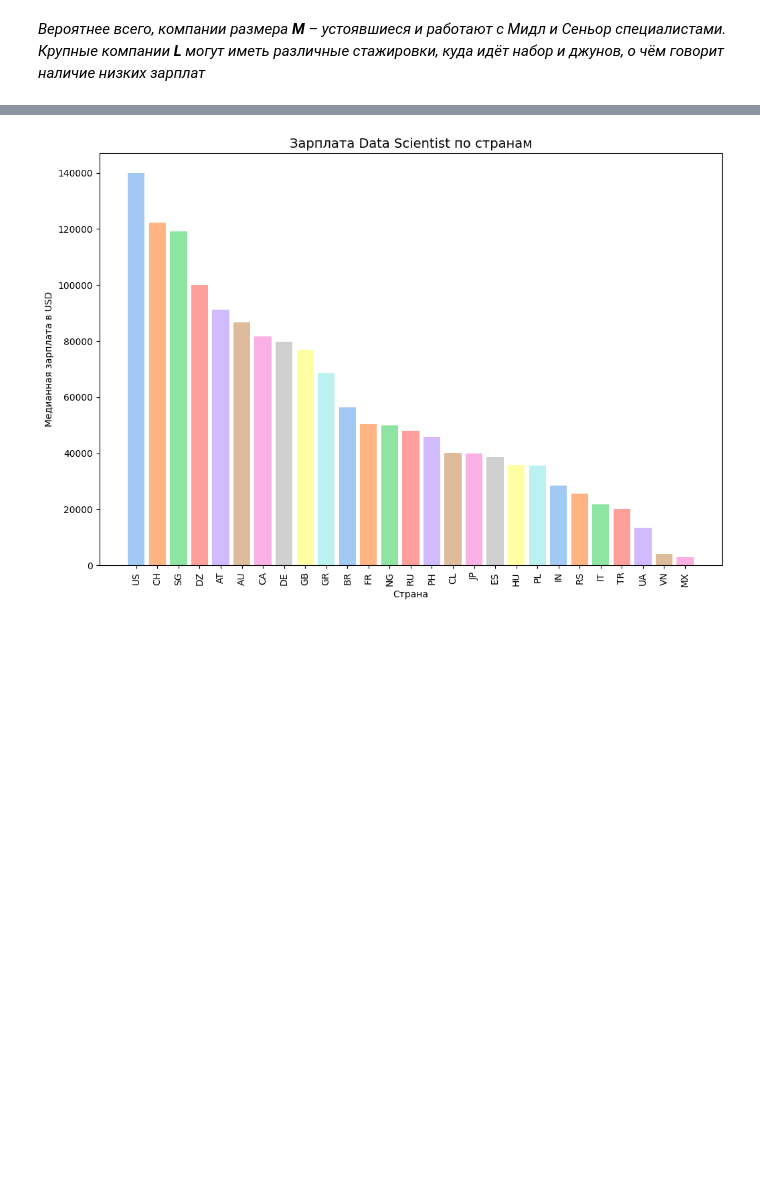
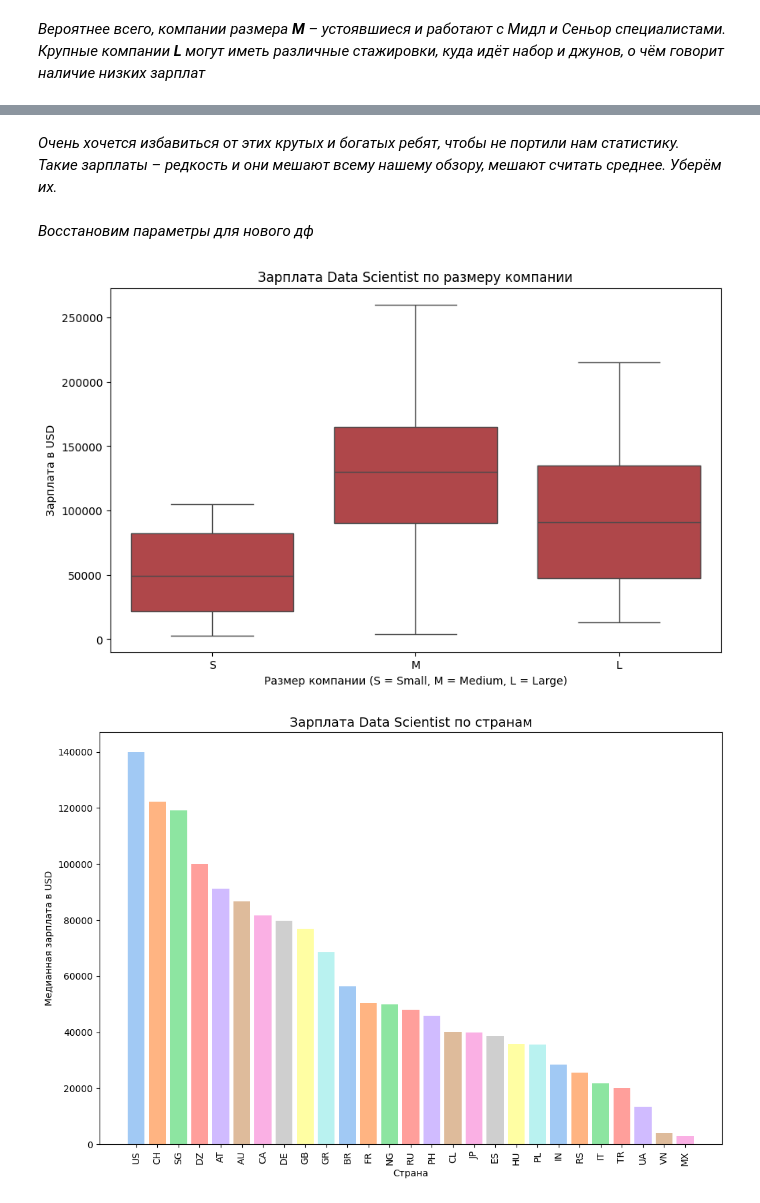
Before and after one commit to kjottboller/Python, a Jupyter notebook: Исследование данных HR-агенства.ipynb, the cells around one changed output, grey strips where cells are left out. Saved outputs shown, nothing was run; the diff lists cells and outputs as text; code cells hidden in the pictures; blank space fills up the shorter version.

```diff
--- a/Исследование данных HR-агенства.ipynb
+++ b/Исследование данных HR-агенства.ipynb
@@ -315,0 +330,3 @@ plt.show()
+# %% [markdown]
+*Очень хочется избавиться от этих крутых и богатых ребят, чтобы не портили нам статистику.*
+*Такие зарплаты – редкость и они мешают всему нашему обзору, мешают считать среднее. Уберём их.*
@@ -315,0 +335,2 @@ plt.show()
+# %% [markdown]
+*Восстановим параметры для нового дф*
@@ -316,3 +339,12 @@ plt.show()
+# %%
+plt.figure(figsize=(10, 6))
+sns.boxplot(data = data_ds, x='company_size', y='salary_in_usd', order=['S', 'M', 'L'])
+plt.title('Зарплата Data Scientist по размеру компании')
+plt.xlabel('Размер компании (S = Small, M = Medium, L = Large)')
+plt.ylabel('Зарплата в USD')
+plt.show()
+# %% [output]
+[figure, added]
 # %%
 # страна/зарплата
 country_avg = data_ds.groupby('employee_residence')['salary_in_usd'].median().round().sort_values(ascending=False)
```
Also changed, not shown: parts of 20 cells of this notebook.
